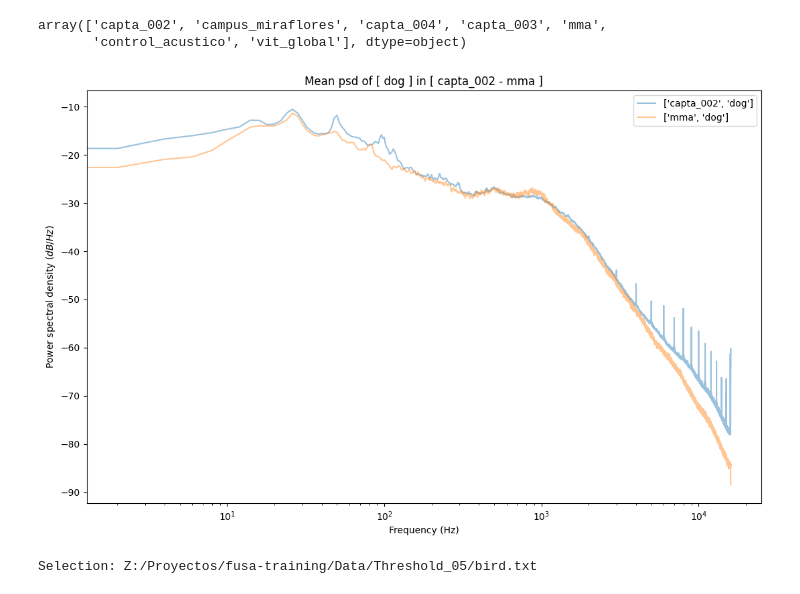
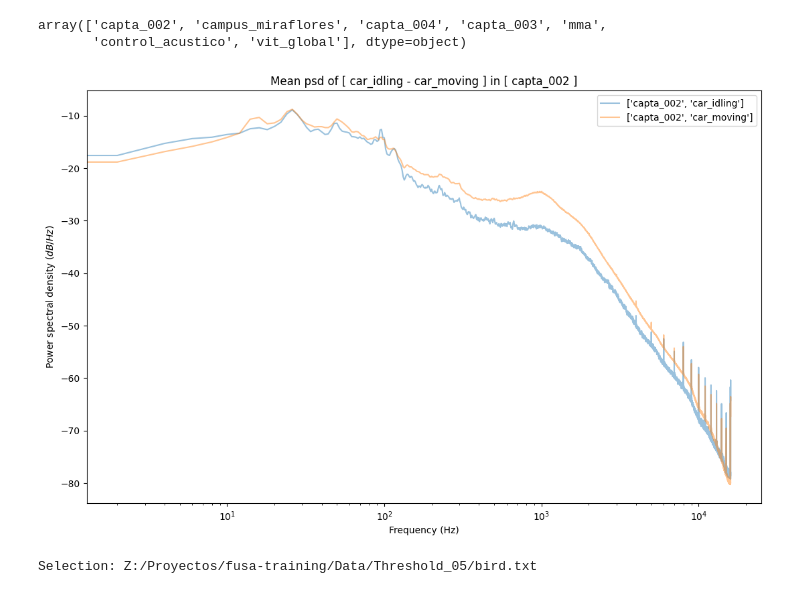
Before and after one commit to JoaquinRMorales/fusa_noise, a Jupyter notebook: Experiments.ipynb, the cells around one changed output. Cells and saved outputs as stored; diff of their text form; code cells hidden in the pictures.

```diff
--- a/Experiments.ipynb
+++ b/Experiments.ipynb
@@ -106,9 +102,9 @@ wavs = os.listdir(os.getcwd()+'/Audios/noise')
 wavs = pd.DataFrame(wavs, columns=['filename'])
 wavs.to_csv('wavlist_noise.txt', sep=' ', index=False)
 # %%
-wp.PSD_plot(df = df, station = ['capta_002', 'mma'], label = ['dog'])
+wp.PSD_plot(df = df, station = ['capta_002'], label = ['car_idling', 'car_moving'])
 # %% [output]
-[figure, old version]
+[figure, new version]
 # %%
 a_plot = wp.WavePlot()
 # %% [output]
```
Also changed, not shown: parts of 4 cells of this notebook, 1 other file.
